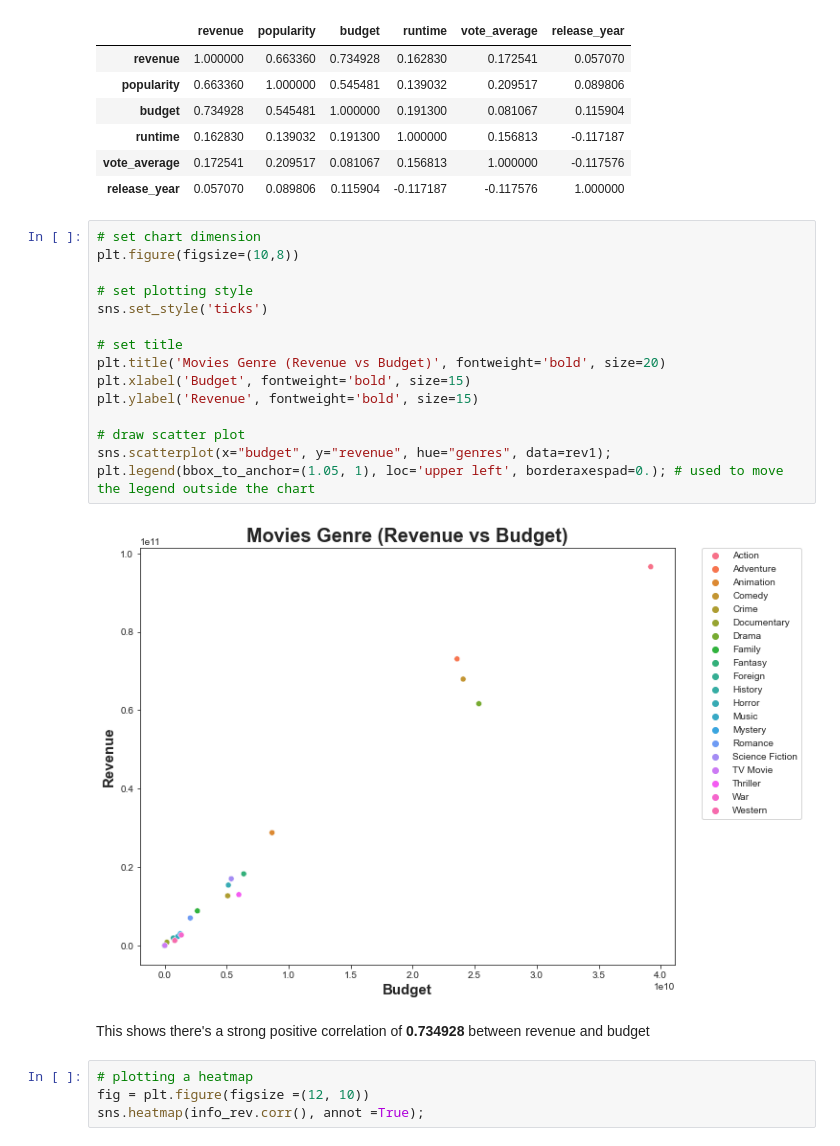
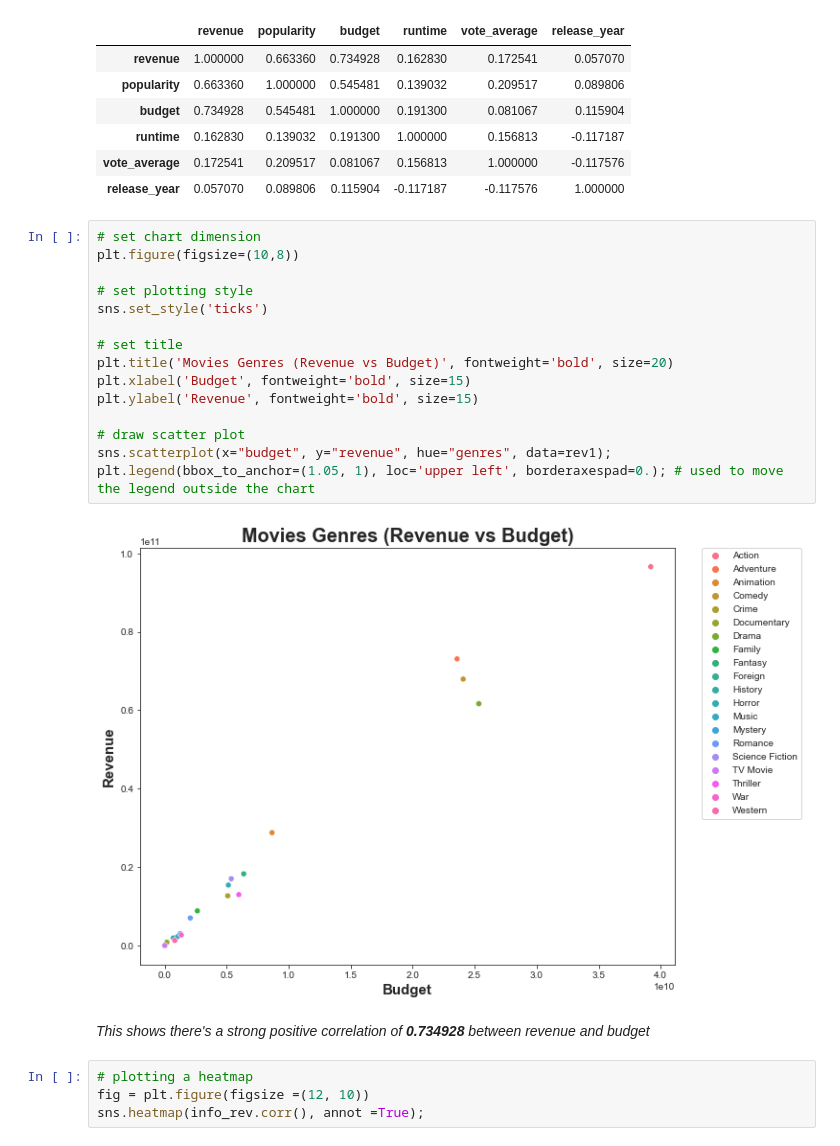
Before and after one commit to Placidus-Ali/intermediate_projects, a Jupyter notebook: week4/project1.ipynb, the cells around one changed output. Saved outputs shown, nothing was run; the diff lists cells and outputs as text.

```diff
--- a/week4/project1.ipynb
+++ b/week4/project1.ipynb
@@ -328,22 +329,22 @@ info_rev.corr() # getting the correlation between them
 # %%
 # set chart dimension
 plt.figure(figsize=(10,8))
 
 # set plotting style
 sns.set_style('ticks')
 
 # set title
-plt.title('Movies Genre (Revenue vs Budget)', fontweight='bold', size=20)
+plt.title('Movies Genres (Revenue vs Budget)', fontweight='bold', size=20)
 plt.xlabel('Budget', fontweight='bold', size=15)
 plt.ylabel('Revenue', fontweight='bold', size=15)
 
 # draw scatter plot
 sns.scatterplot(x="budget", y="revenue", hue="genres", data=rev1);
 plt.legend(bbox_to_anchor=(1.05, 1), loc='upper left', borderaxespad=0.); # used to move the legend outside the chart
 # %% [output]
-[figure, old version]
+[figure, new version]
 # %% [markdown]
-This shows there's a strong positive correlation of **0.734928** between revenue and budget
+*This shows there's a strong positive correlation of **0.734928** between revenue and budget*
 # %%
 # plotting a heatmap
 fig = plt.figure(figsize =(12, 10))
```
Also changed, not shown: parts of 18 cells of this notebook.
